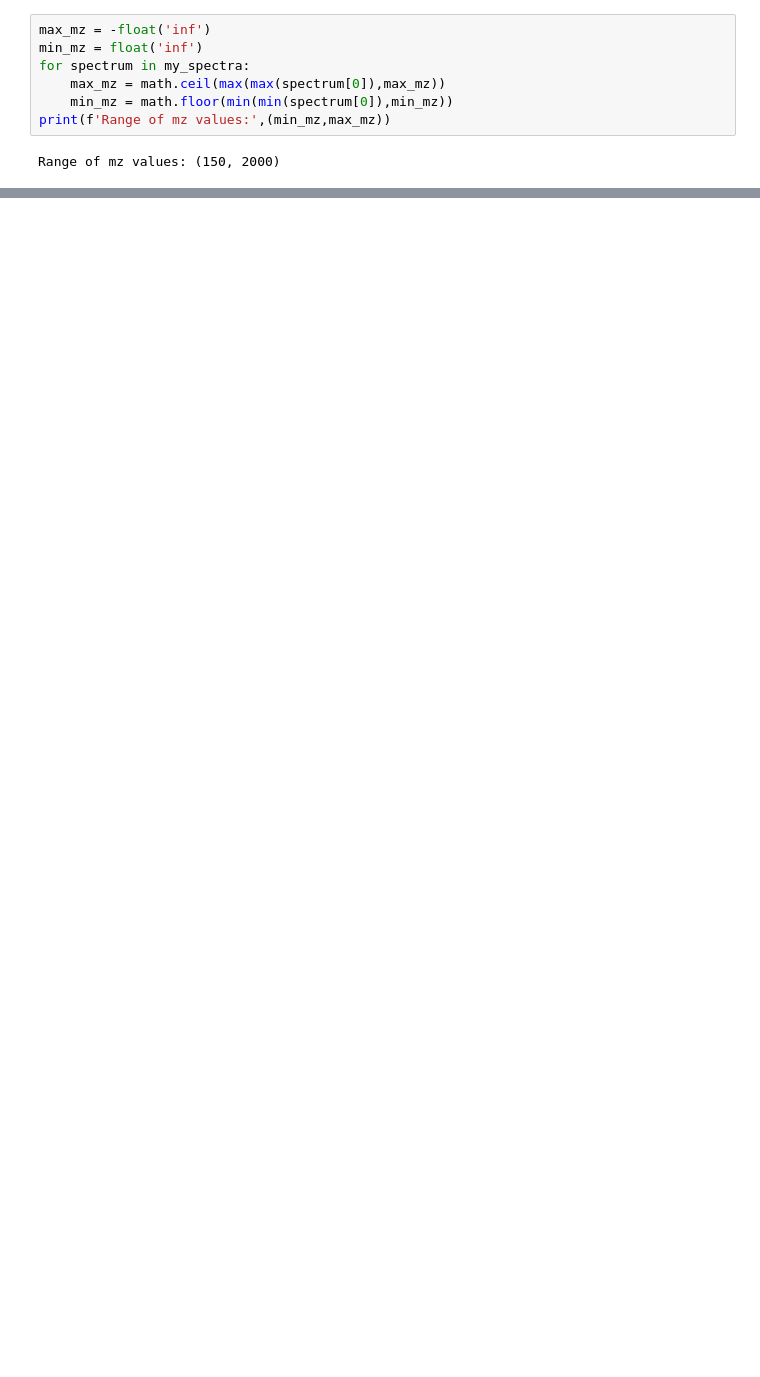
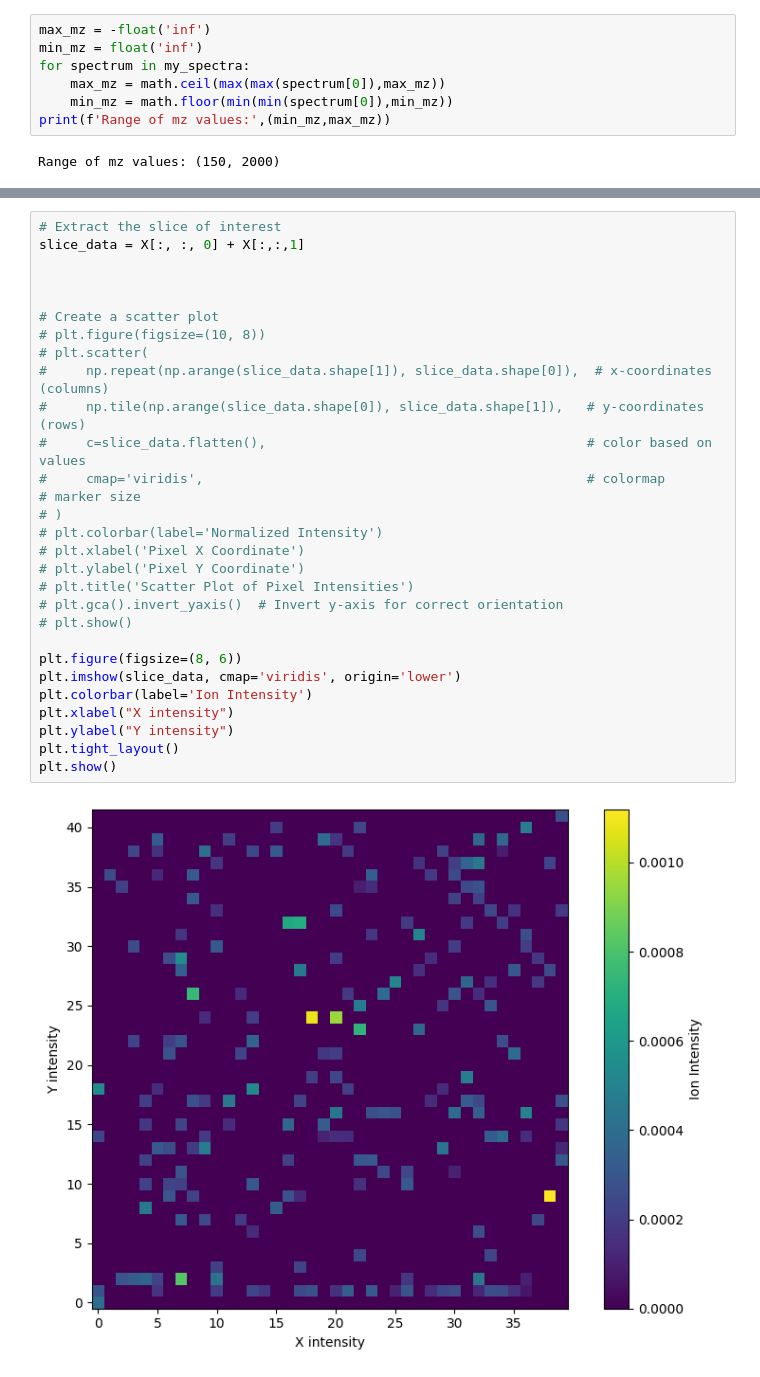
Before and after one commit to Tapiwamaz/HonoursResearch, a Jupyter notebook: Notebooks/Preprocess.ipynb, the cells around one changed output, grey strips where cells are left out. Drawn from its saved outputs; the diff is of its cells as text; blank space fills up the shorter version.

```diff
--- a/Notebooks/Preprocess.ipynb
+++ b/Notebooks/Preprocess.ipynb
@@ -64,0 +96,30 @@ plt.show()
+# %%
+# Extract the slice of interest
+slice_data = X[:, :, 0] + X[:,:,1]
+
+
+
+# Create a scatter plot
+# plt.figure(figsize=(10, 8))
+# plt.scatter(
+#     np.repeat(np.arange(slice_data.shape[1]), slice_data.shape[0]),  # x-coordinates (columns)
+#     np.tile(np.arange(slice_data.shape[0]), slice_data.shape[1]),   # y-coordinates (rows)
+#     c=slice_data.flatten(),                                         # color based on values
+#     cmap='viridis',                                                 # colormap                                                           # marker size
+# )
+# plt.colorbar(label='Normalized Intensity')
+# plt.xlabel('Pixel X Coordinate')
+# plt.ylabel('Pixel Y Coordinate')
+# plt.title('Scatter Plot of Pixel Intensities')
+# plt.gca().invert_yaxis()  # Invert y-axis for correct orientation
+# plt.show()
+
+plt.figure(figsize=(8, 6))
+plt.imshow(slice_data, cmap='viridis', origin='lower')
+plt.colorbar(label='Ion Intensity')
+plt.xlabel("X intensity")
+plt.ylabel("Y intensity")
+plt.tight_layout()
+plt.show()
+# %% [output]
+[figure, added]
```
Also changed, not shown: parts of 5 cells of this notebook, 3 other files.
